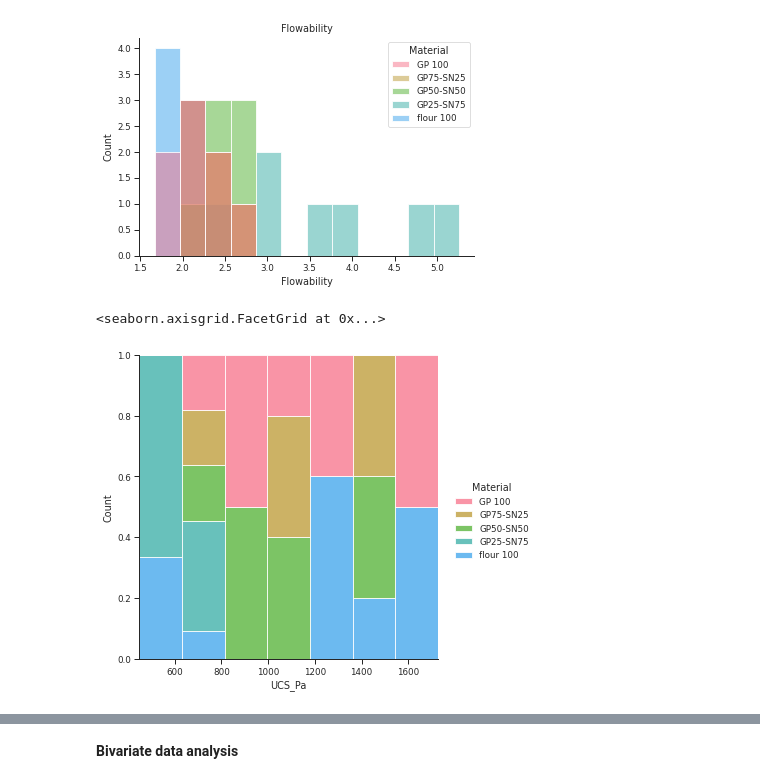
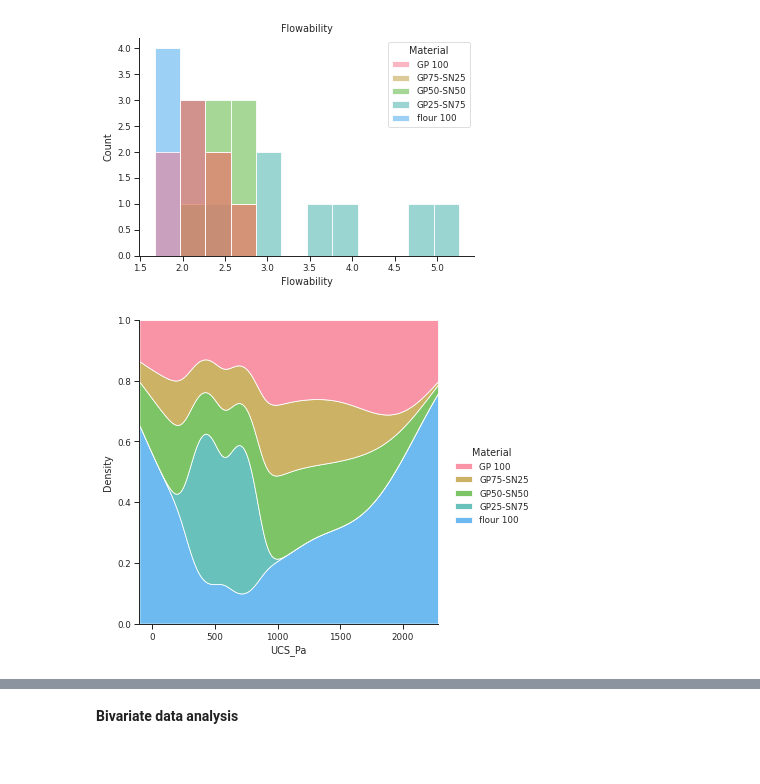
Before and after one commit to Utomi-Tom/Granular_Material_analysis, a Jupyter notebook: Geomaterial_analysis_.ipynb, the cells around one changed output, grey strips where cells are left out. Cells and saved outputs as stored; diff of their text form; code cells hidden in the pictures.

```diff
--- a/Geomaterial_analysis_.ipynb
+++ b/Geomaterial_analysis_.ipynb
@@ -183,7 +181,6 @@ plt.title("Flowability");
 # %%
 # Here We visualise the Uniaxial compressive strength of the granular materials.
 # ??
-sns.displot(data=Dataset, x= "UCS_Pa", hue="Material", multiple="fill")
+sns.displot(data=Dataset, x= "UCS_Pa", hue="Material", multiple="fill",kind="kde");
 # %% [output]
-<seaborn.axisgrid.FacetGrid at 0x...>
-[figure, old version]
+[figure, new version]
```
Also changed, not shown: parts of 9 cells of this notebook.
